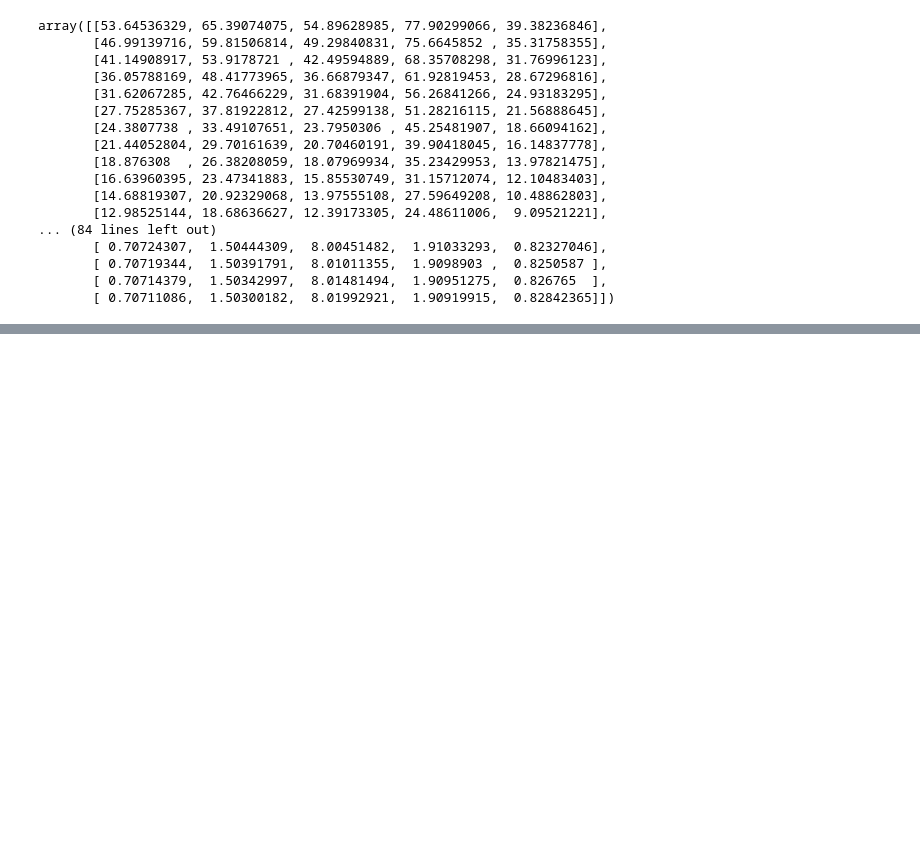
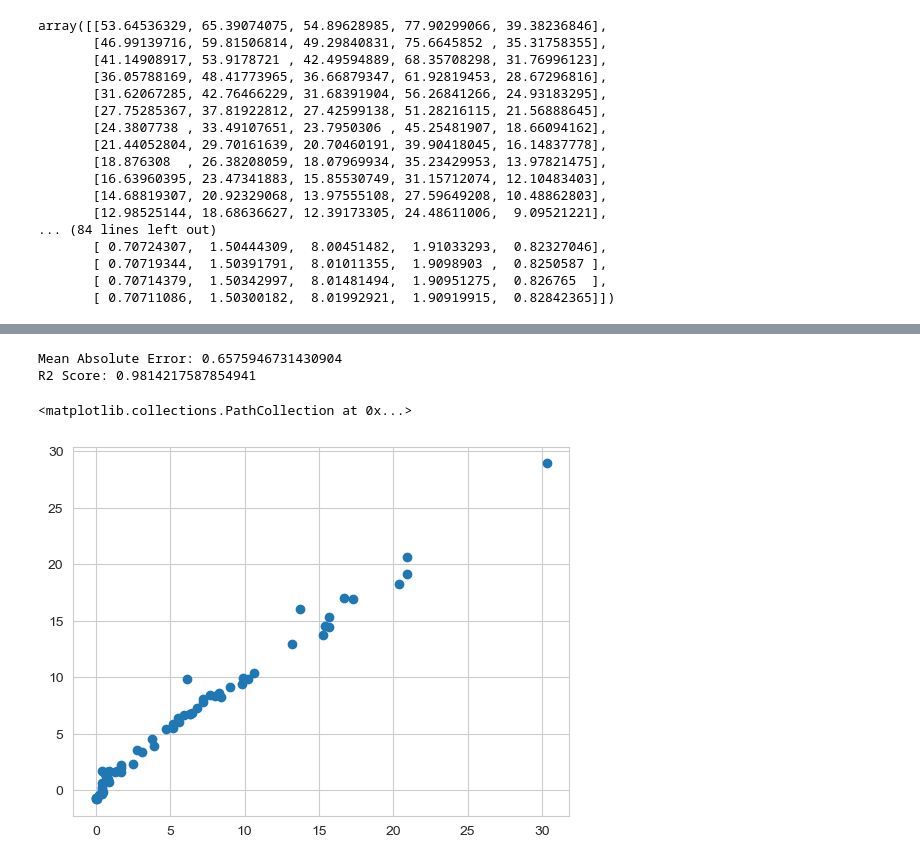
Before and after one commit to snigdhaydv27/Ridge_Lasso_Elastic, a Jupyter notebook: myCode.ipynb, the cells around one changed output, grey strips where cells are left out. Drawn from its saved outputs; the diff is of its cells as text; code cells hidden in the pictures; blank space fills up the shorter version.

```diff
--- a/myCode.ipynb
+++ b/myCode.ipynb
@@ -487,0 +548,16 @@ array([[53.64536329, 65.39074075, 54.89628985, 77.90299066, 39.38236846],
+# %%
+# Elastic Net using cross validation
+from sklearn.linear_model import ElasticNetCV
+elasticcv=ElasticNetCV(cv=5)
+elasticcv.fit(X_train_scaled,y_train)
+y_pred=elasticcv.predict(X_test_scaled)
+mae=mean_absolute_error(y_test,y_pred)
+r2=r2_score(y_test,y_pred)
+print("Mean Absolute Error:",mae)
+print("R2 Score:",r2)
+plt.scatter(y_test,y_pred)
+# %% [output]
+Mean Absolute Error: 0.6575946731430904
+R2 Score: 0.9814217587854941
+<matplotlib.collections.PathCollection at 0x...>
+[figure, added]
```
Also changed, not shown: parts of 4 cells of this notebook.
